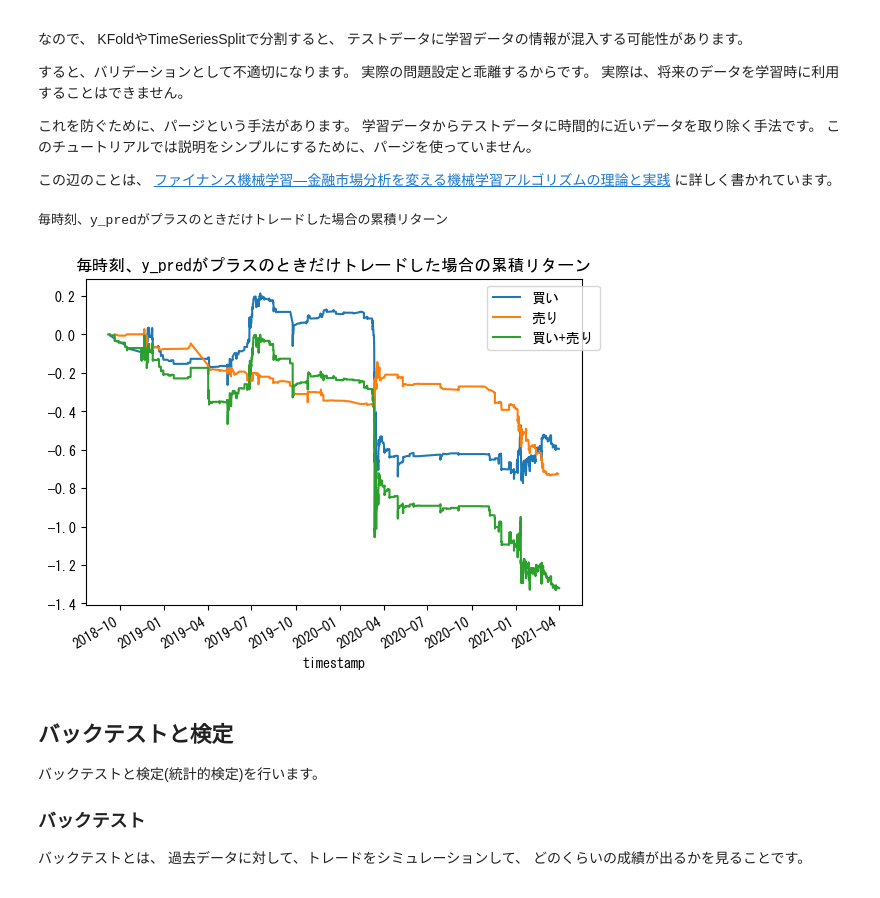
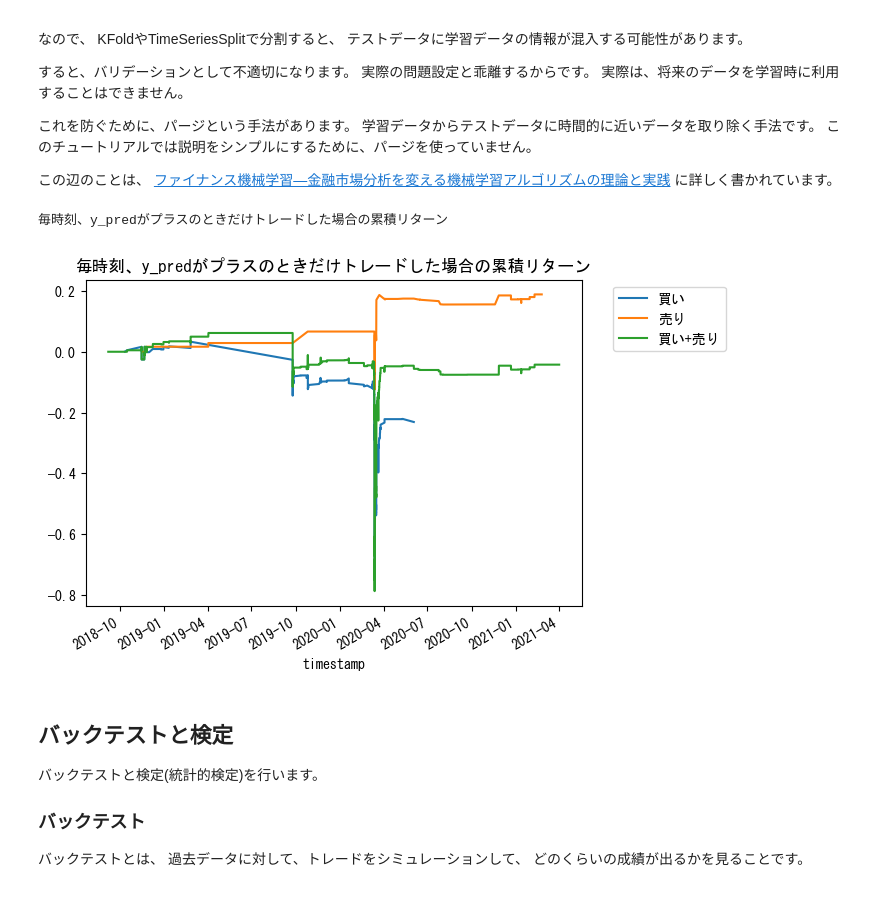
Before and after one commit to traningtrading/MLbot, a Jupyter notebook: tutorial.ipynb, the cells around one changed output. Saved outputs shown, nothing was run; the diff lists cells and outputs as text; code cells hidden in the pictures.

```diff
--- a/tutorial.ipynb
+++ b/tutorial.ipynb
@@ -748,12 +746,12 @@ KFoldやTimeSeriesSplitで分割すると、
 [ファイナンス機械学習―金融市場分析を変える機械学習アルゴリズムの理論と実践](https://www.amazon.co.jp/dp/4322134637)
 に詳しく書かれています。
 # %%
-df = pd.read_pickle('df_y.pkl')
+df = pd.read_pickle('ohlcv/df_y.pkl')
 df = df.dropna()
 
 # モデル (コメントアウトで他モデルも試してみてください)
-# model = RidgeCV(alphas=np.logspace(-7, 7, num=20))
-#model = lgb.LGBMRegressor(n_jobs=-1, random_state=1)
+model = RidgeCV(alphas=np.logspace(-7, 7, num=20))
+# model = lgb.LGBMRegressor(n_jobs=-1, random_state=1)
 
 # アンサンブル (コメントアウトを外して性能を比較してみてください)
 model = BaggingRegressor(model, random_state=1, n_jobs=1)
@@ -761,42 +759,42 @@ model = BaggingRegressor(model, random_state=1, n_jobs=1)
 # 本番用モデルの学習 (このチュートリアルでは使わない)
 # 実稼働する用のモデルはデータ全体で学習させると良い
 model.fit(df[features], df['y_buy'])
-joblib.dump(model, 'model_y_buy.xz', compress=True)
+joblib.dump(model, 'model/model_y_buy.xz', compress=True)
 model.fit(df[features], df['y_sell'])
-joblib.dump(model, 'model_y_sell.xz', compress=True)
+joblib.dump(model, 'model/model_y_sell.xz', compress=True)
 
 # 通常のCV
 cv_indicies = list(KFold().split(df))
 # ウォークフォワード法
 # cv_indicies = list(TimeSeriesSplit().split(df))
 
 # OOS予測値を計算
 def my_cross_val_predict(estimator, X, y=None, cv=None):
     y_pred = y.copy()
     y_pred[:] = np.nan
     for train_idx, val_idx in cv:
         estimator.fit(X[train_idx], y[train_idx])
         y_pred[val_idx] = estimator.predict(X[val_idx])
     return y_pred
 
 df['y_pred_buy'] = my_cross_val_predict(model, df[features].values, df['y_buy'].values, cv=cv_indicies)
 df['y_pred_sell'] = my_cross_val_predict(model, df[features].values, df['y_sell'].values, cv=cv_indicies)
 
 # 予測値が無い(nan)行をドロップ
 df = df.dropna()
 
 print('毎時刻、y_predがプラスのときだけトレードした場合の累積リターン')
 df[df['y_pred_buy'] > 0]['y_buy'].cumsum().plot(label='買い')
 df[df['y_pred_sell'] > 0]['y_sell'].cumsum().plot(label='売り')
 (df['y_buy'] * (df['y_pred_buy'] > 0) + df['y_sell'] * (df['y_pred_sell'] > 0)).cumsum().plot(label='買い+売り')
 plt.title('毎時刻、y_predがプラスのときだけトレードした場合の累積リターン')
 plt.legend(bbox_to_anchor=(1.05, 1))
 plt.show()
 
-df.to_pickle('df_fit.pkl')
+df.to_pickle('ohlcv/df_fit.pkl')
 # %% [output]
 毎時刻、y_predがプラスのときだけトレードした場合の累積リターン
-[figure, old version]
+[figure, new version]
 # %% [markdown]
 ## バックテストと検定
 
```
Also changed, not shown: parts of 8 cells of this notebook, 2 other files.
